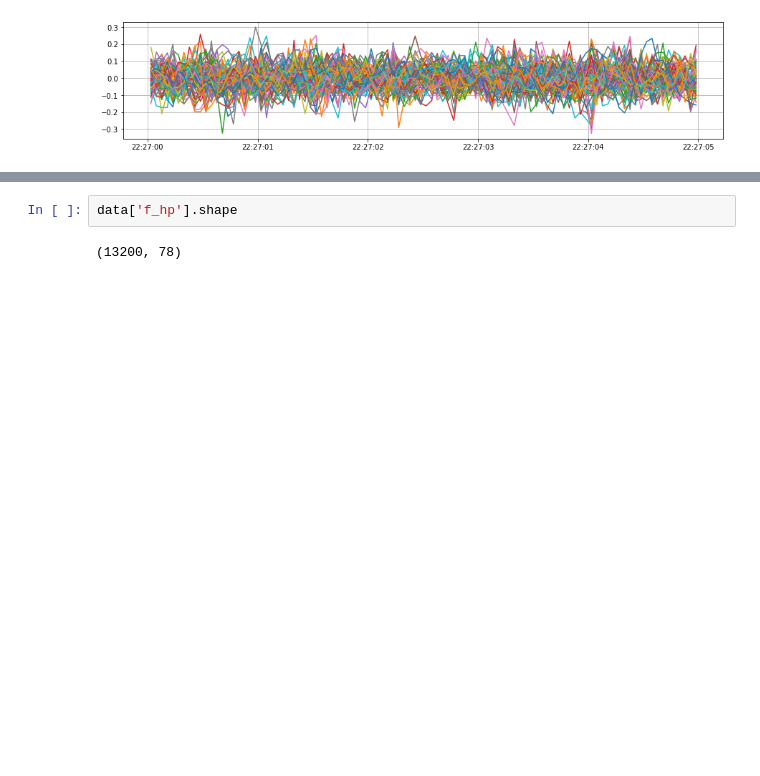
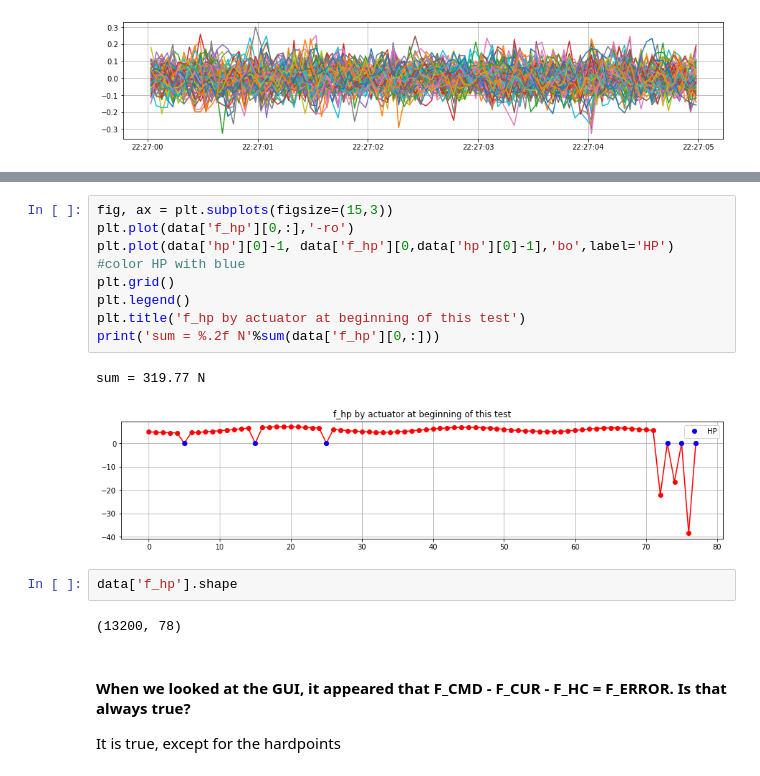
Before and after one commit to bxin/M2_summit_2003, a Jupyter notebook: a01_OL_B1_stroke.ipynb, the cells around one changed output, grey strips where cells are left out. Saved outputs shown, nothing was run; the diff lists cells and outputs as text; blank space fills up the shorter version.

```diff
--- a/a01_OL_B1_stroke.ipynb
+++ b/a01_OL_B1_stroke.ipynb
@@ -250,5 +308,19 @@ No, see below
+# %%
+fig, ax = plt.subplots(figsize=(15,3))
+plt.plot(data['f_hp'][0,:],'-ro')
+plt.plot(data['hp'][0]-1, data['f_hp'][0,data['hp'][0]-1],'bo',label='HP') #color HP with blue
+plt.grid()
+plt.legend()
+plt.title('f_hp by actuator at beginning of this test')
+print('sum = %.2f N'%sum(data['f_hp'][0,:]))
+# %% [output]
+sum = 319.77 N
+[figure, added]
 # %%
 data['f_hp'].shape
 # %% [output]
 (13200, 78)
+# %% [markdown]
+#### When we looked at the GUI, it appeared that F_CMD - F_CUR - F_HC = F_ERROR. Is that always true?
+It is true, except for the hardpoints
 # %%
```
Also changed, not shown: parts of 20 cells of this notebook, 2 other files.
